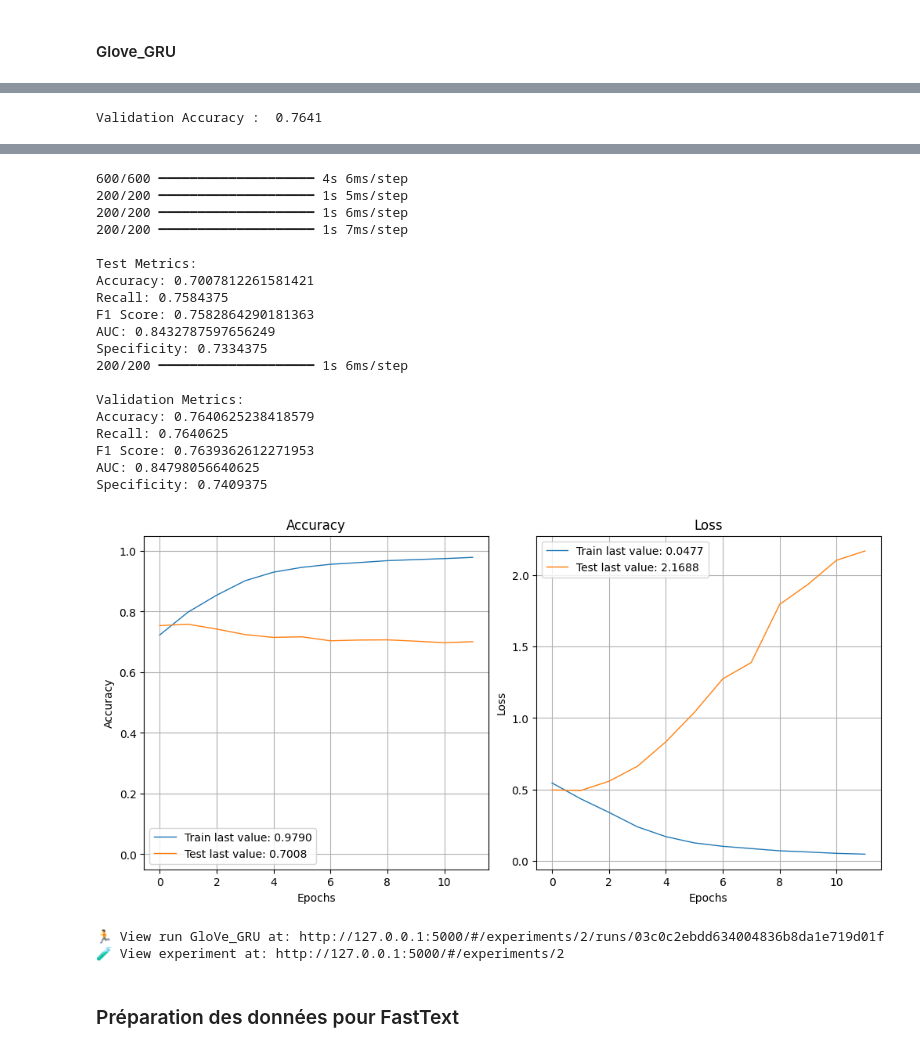
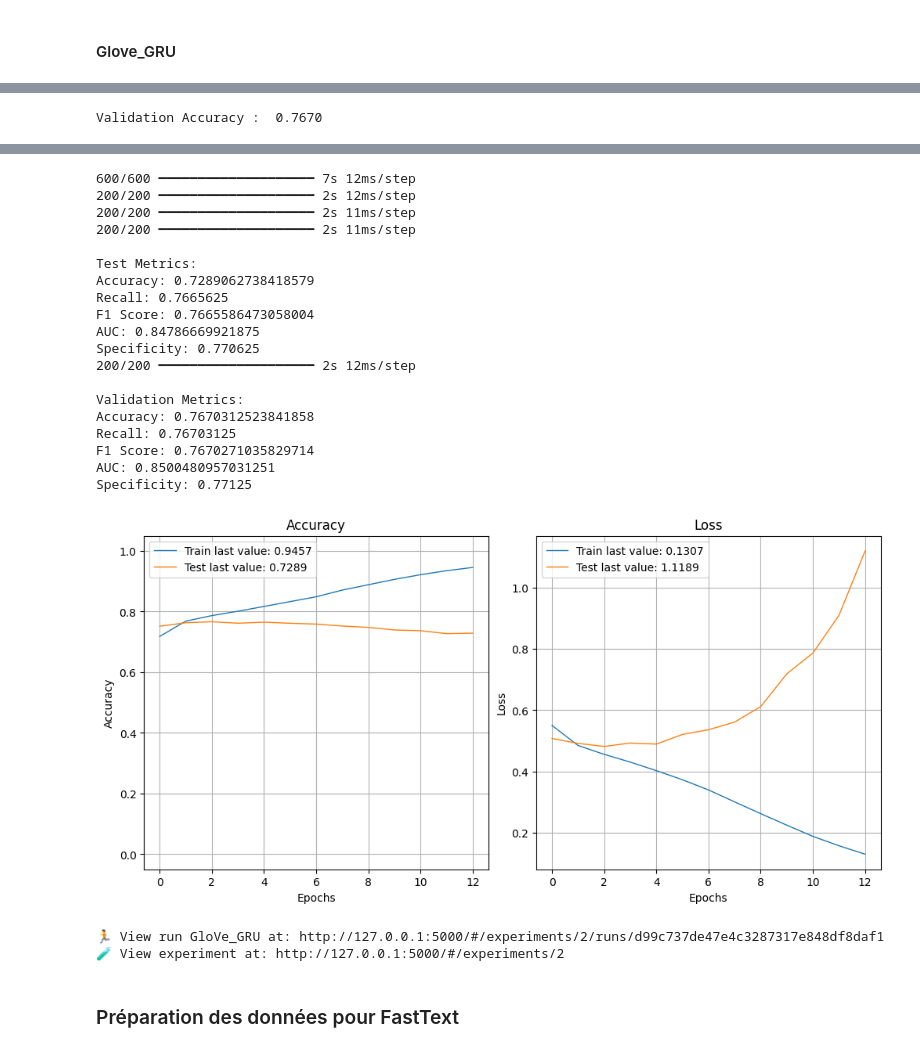
Before and after one commit to AnthonyJVID/OC_AI_Engineer_P7, a Jupyter notebook: notebooks/Projet 7.ipynb, the cells around one changed output, grey strips where cells are left out. Cells and saved outputs as stored; diff of their text form; code cells hidden in the pictures.

```diff
--- a/notebooks/Projet 7.ipynb
+++ b/notebooks/Projet 7.ipynb
@@ -973,7 +973,7 @@ model.add(Dropout(0.4))
 model.add(GlobalMaxPooling1D())
 model.add(Dense(256, activation="relu"))
 model.add(Dense(1, activation="sigmoid"))
-model.compile(loss="binary_crossentropy", optimizer="AdamW", metrics=["accuracy"])
+model.compile(loss="binary_crossentropy", optimizer="RMSprop", metrics=["accuracy"])
 
 # Exécution de la fonction avec nos données
 train_evaluate_neural_model("Neurones", "GloVe", model, X_train_pad, y_train, X_test_pad, y_test, X_val_pad, y_val)
@@ -1033,7 +1033,7 @@ model.add(Bidirectional(LSTM(128)))
 model.add(Dropout(0.4))
 model.add(Dense(16, activation="relu"))
 model.add(Dense(1, activation="sigmoid"))
-model.compile(loss="binary_crossentropy", optimizer="adamW", metrics=["accuracy"])
+model.compile(loss="binary_crossentropy", optimizer="RMSprop", metrics=["accuracy"])
 
 
 # Exécution de la fonction avec nos données
@@ -1094,7 +1094,7 @@ model.add(Bidirectional(GRU(128)))
 model.add(Dropout(0.4))
 model.add(Dense(128, activation="relu"))
 model.add(Dense(1, activation="sigmoid"))
-model.compile(loss="binary_crossentropy", optimizer="adamW", metrics=["accuracy"])
+model.compile(loss="binary_crossentropy", optimizer="RMSprop", metrics=["accuracy"])
 
 
 # Exécution de la fonction avec nos données
@@ -1121 +1121 @@ Validation Accuracy:  0.7008
-Validation Accuracy :  0.7641
+Validation Accuracy :  0.7670
@@ -1123,24 +1123,24 @@ Validation Accuracy :  0.7641
-600/600 ━━━━━━━━━━━━━━━━━━━━ 4s 6ms/step
-200/200 ━━━━━━━━━━━━━━━━━━━━ 1s 5ms/step
-200/200 ━━━━━━━━━━━━━━━━━━━━ 1s 6ms/step
-200/200 ━━━━━━━━━━━━━━━━━━━━ 1s 7ms/step
+600/600 ━━━━━━━━━━━━━━━━━━━━ 7s 12ms/step
+200/200 ━━━━━━━━━━━━━━━━━━━━ 2s 12ms/step
+200/200 ━━━━━━━━━━━━━━━━━━━━ 2s 11ms/step
+200/200 ━━━━━━━━━━━━━━━━━━━━ 2s 11ms/step
 
 Test Metrics:
-Accuracy: 0.7007812261581421
-Recall: 0.7584375
-F1 Score: 0.7582864290181363
-AUC: 0.8432787597656249
-Specificity: 0.7334375
-200/200 ━━━━━━━━━━━━━━━━━━━━ 1s 6ms/step
+Accuracy: 0.7289062738418579
+Recall: 0.7665625
+F1 Score: 0.7665586473058004
+AUC: 0.84786669921875
+Specificity: 0.770625
+200/200 ━━━━━━━━━━━━━━━━━━━━ 2s 12ms/step
 
 Validation Metrics:
-Accuracy: 0.7640625238418579
-Recall: 0.7640625
-F1 Score: 0.7639362612271953
-AUC: 0.84798056640625
-Specificity: 0.7409375
+Accuracy: 0.7670312523841858
+Recall: 0.76703125
+F1 Score: 0.7670271035829714
+AUC: 0.8500480957031251
+Specificity: 0.77125
-[figure, old version]
+[figure, new version]
-🏃 View run GloVe_GRU at: http://127.0.0.1:5000/#/experiments/2/runs/03c0c2ebdd634004836b8da1e719d01f
+🏃 View run GloVe_GRU at: http://127.0.0.1:5000/#/experiments/2/runs/d99c737de47e4c3287317e848df8daf1
 🧪 View experiment at: http://127.0.0.1:5000/#/experiments/2
 # %% [markdown]
 ### Préparation des données pour FastText
```
Also changed, not shown: parts of 28 cells of this notebook, 2 other files.
